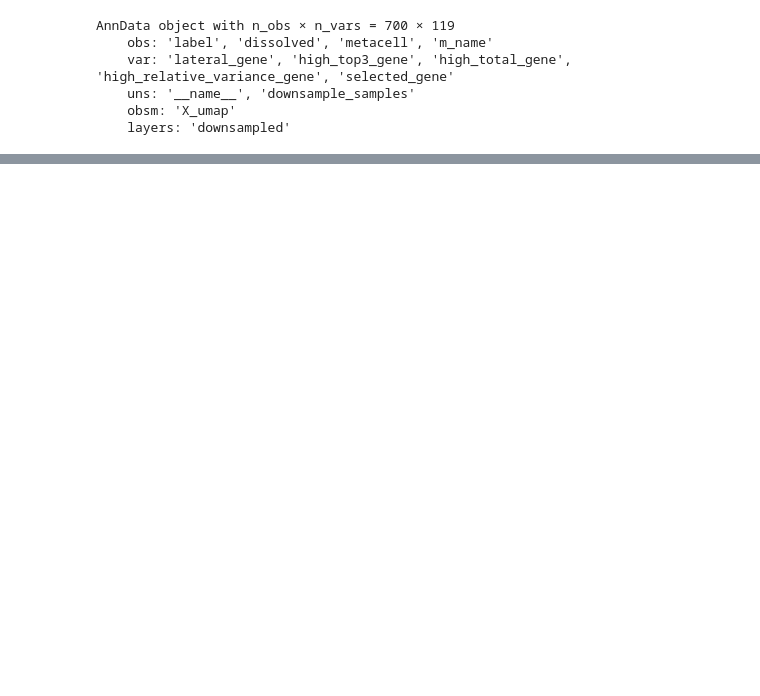
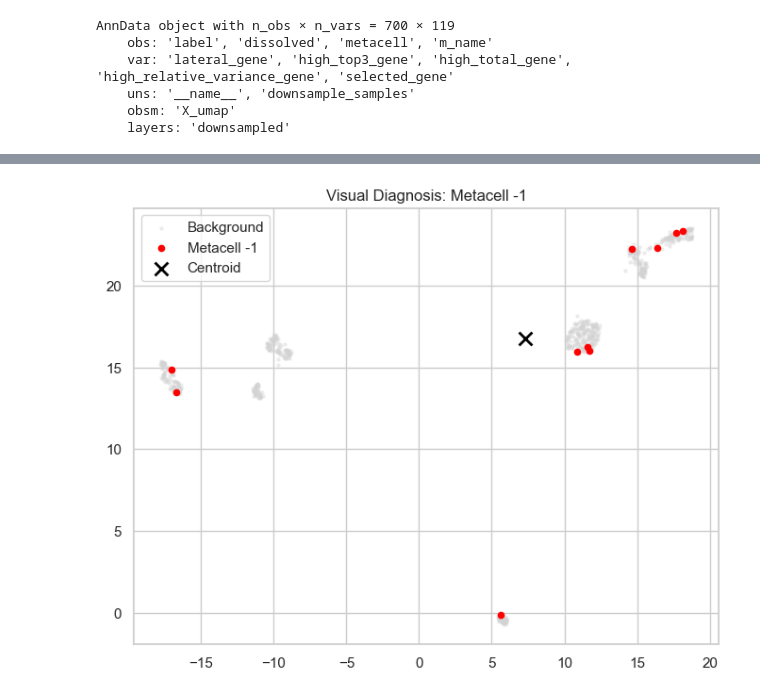
Before and after one commit to CCCKW/hstack, a Jupyter notebook: mc2.ipynb, the cells around one changed output, grey strips where cells are left out. Cells and saved outputs as stored; diff of their text form; code cells hidden in the pictures; blank space fills up the shorter version.

```diff
--- a/mc2.ipynb
+++ b/mc2.ipynb
@@ -6,21 +7,4 @@ import pandas as pd
 import matplotlib.pyplot as plt
-# %%
-def plot_specific_metacell(self, umap_coords, metacell_id):
-        labels = self.A.argmax(axis=0)
-        indices = np.where(labels == metacell_id)[0]
-
-        plt.figure(figsize=(8, 6))
-        plt.scatter(umap_coords[:, 0], umap_coords[:, 1], c='lightgrey', s=5, alpha=0.3, label='Background')
-
-        if len(indices) > 0:
-            target_coords = umap_coords[indices]
-            plt.scatter(target_coords[:, 0], target_coords[:, 1], c='red', s=20, label=f'Metacell {metacell_id}')
-            center = np.mean(target_coords, axis=0)
-            plt.scatter(center[0], center[1], c='black', marker='x', s=100, linewidth=2, label='Centroid')
-
-        plt.title(f"Visual Diagnosis: Metacell {metacell_id}")
-        plt.legend()
-        plt.show()
 # %%
 adata = sc.read_h5ad('/Users/ckw/warehouse/metacell/metacells-master/ckw/mc2.h5ad')
 # %%
@@ -177,0 +165,22 @@ NameError: name 'purity_df_' is not defined
+# %%
+def plot_specific_metacell(adata, metacell_id):
+    umap_coords = adata.obsm['X_umap']
+    labels = adata.obs['metacell'].values
+    indices = np.where(labels == metacell_id)[0]
+
+    plt.figure(figsize=(8, 6))
+    plt.scatter(umap_coords[:, 0], umap_coords[:, 1], c='lightgrey', s=5, alpha=0.3, label='Background')
+
+    if len(indices) > 0:
+        target_coords = umap_coords[indices]
+        plt.scatter(target_coords[:, 0], target_coords[:, 1], c='red', s=20, label=f'Metacell {metacell_id}')
+        center = np.mean(target_coords, axis=0)
+        plt.scatter(center[0], center[1], c='black', marker='x', s=100, linewidth=2, label='Centroid')
+
+    plt.title(f"Visual Diagnosis: Metacell {metacell_id}")
+    plt.legend()
+    plt.show()
+# %%
+plot_specific_metacell(adata, metacell_id=-1)
+# %% [output]
+[figure, added]
```
Also changed, not shown: parts of 10 cells of this notebook, 2 other files.
